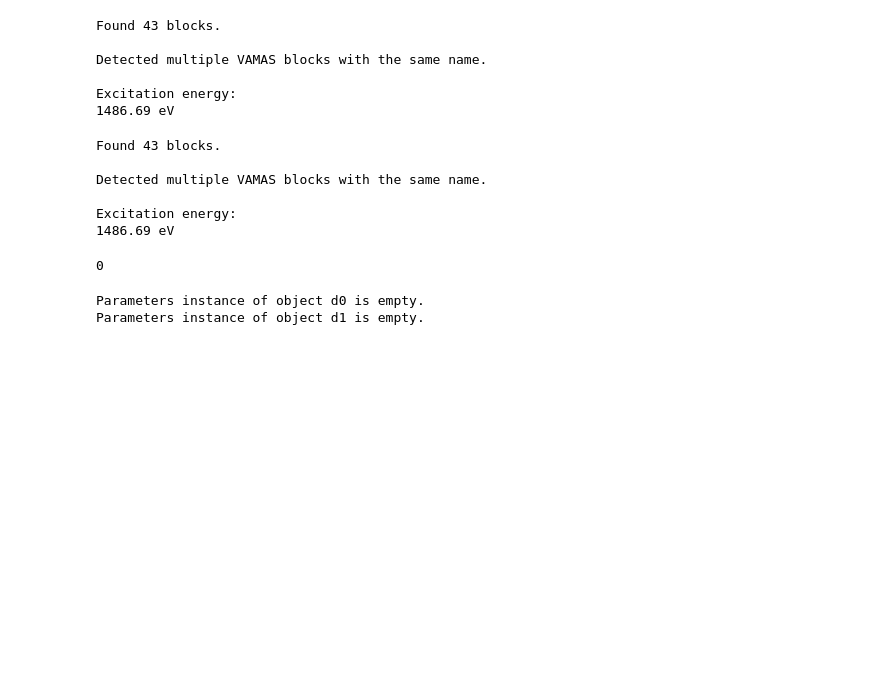
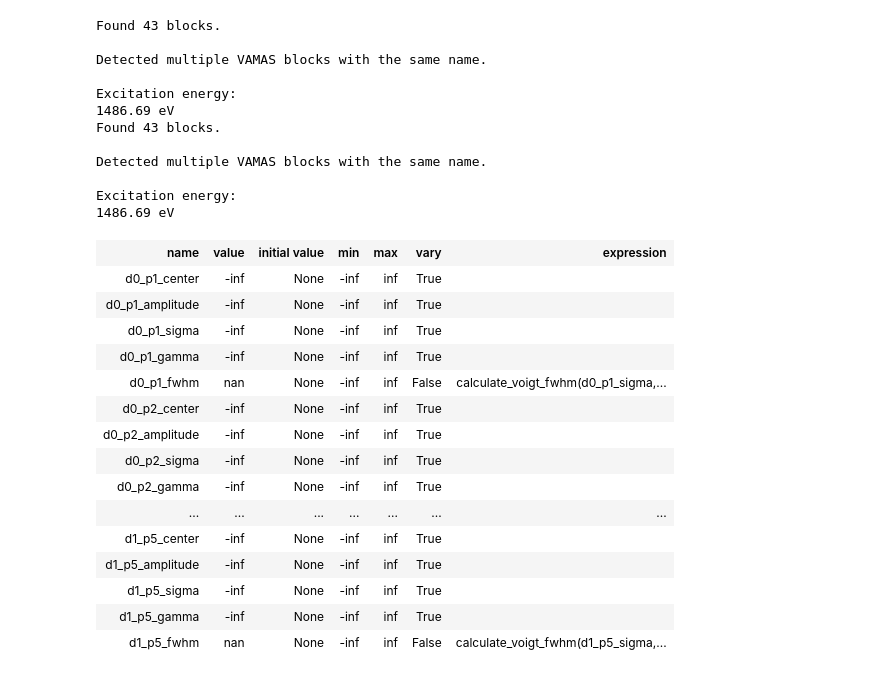
Before and after one commit to picklerixs/meitner, a Jupyter notebook: xarray_test.ipynb, the cells around one changed output. Cells and saved outputs as stored; diff of their text form; code cells hidden in the pictures; blank space fills up the shorter version.

Commit message:
Implemented lmfit parameter initialization in Fit.
Removed parameter specifications from Xps.

```diff
--- a/xarray_test.ipynb
+++ b/xarray_test.ipynb
@@ -150,5 +13,7 @@ Excitation energy:
 # %%
 data0 = meitner.Xps.from_vamas(path=file, region_id=6)
+data1 = meitner.Xps.from_vamas(path=file, region_id=14)
+xps_list = [data0,data1]
 # %% [output]
 Found 43 blocks.
 
@@ -156,12 +21,9 @@ Detected multiple VAMAS blocks with the same name.
 
 Excitation energy:
 1486.69 eV
+Found 43 blocks.
+
+Detected multiple VAMAS blocks with the same name.
+
+Excitation energy:
+1486.69 eV
-# %%
-data1 = meitner.Xps.from_vamas(path=file, region_id=14)
-# %% [output]
-Found 43 blocks.
-
-Detected multiple VAMAS blocks with the same name.
-
-Excitation energy:
-1486.69 eV
@@ -170,9 +30,21 @@ xps_list = [data0,data1]
-# %%
-len([])
-# %% [output]
-0
 # %%
-fit = meitner.Fit(xps_list)
+fit = meitner.Fit(xps_list, n_peaks=[4,6], first_peak_index=1)
-# %% [output]
-Parameters instance of object d0 is empty.
-Parameters instance of object d1 is empty.
+# %%
+fit.params
+# %% [output]
+| name | value | initial value | min | max | vary | expression |
+| d0_p1_center | -inf | None | -inf | inf | True |  |
+| d0_p1_amplitude | -inf | None | -inf | inf | True |  |
+| d0_p1_sigma | -inf | None | -inf | inf | True |  |
+| d0_p1_gamma | -inf | None | -inf | inf | True |  |
+| d0_p1_fwhm | nan | None | -inf | inf | False | calculate_voigt_fwhm(d0_p1_sigma,... |
+| d0_p2_center | -inf | None | -inf | inf | True |  |
+| d0_p2_amplitude | -inf | None | -inf | inf | True |  |
+| d0_p2_sigma | -inf | None | -inf | inf | True |  |
+| d0_p2_gamma | -inf | None | -inf | inf | True |  |
+| ... | ... | ... | ... | ... | ... | ... |
+| d1_p5_center | -inf | None | -inf | inf | True |  |
+| d1_p5_amplitude | -inf | None | -inf | inf | True |  |
+| d1_p5_sigma | -inf | None | -inf | inf | True |  |
+| d1_p5_gamma | -inf | None | -inf | inf | True |  |
+| d1_p5_fwhm | nan | None | -inf | inf | False | calculate_voigt_fwhm(d1_p5_sigma,... |
```
Also changed, not shown: parts of 5 cells of this notebook, 1 other file.
